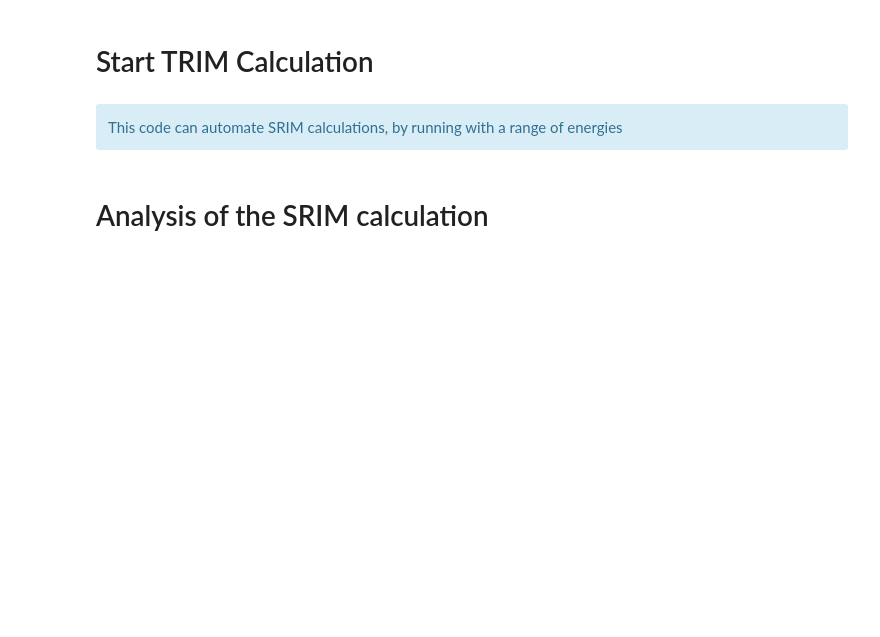
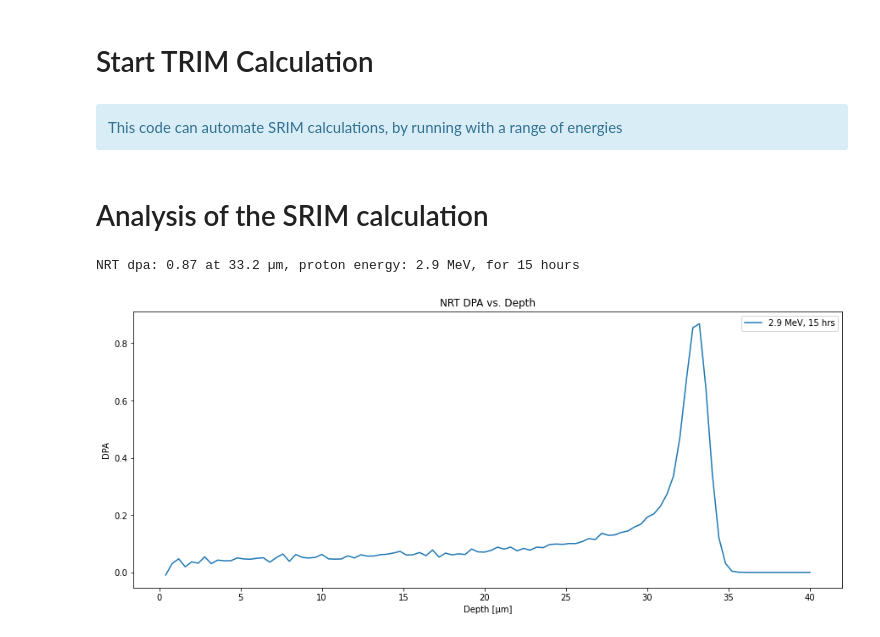
Before and after one commit to liamjh98/SRIM, a Jupyter notebook: DPA Calculation 304SS.ipynb, the cells around one changed output. Drawn from its saved outputs; the diff is of its cells as text; code cells hidden in the pictures; blank space fills up the shorter version.

```diff
--- a/DPA Calculation 304SS.ipynb
+++ b/DPA Calculation 304SS.ipynb
@@ -231,0 +226,26 @@ def NRT2(folder, ax, time):
+# %%
+fig, ax = plt.subplots()
+
+times = list(range(15, 16))
+for t in range(0,len(times)):
+    for i, folder in enumerate(folders):
+        time = times[t] #hours
+        dpa = NRT2(folder, ax, time)
+        ax.plot(dpa[0], dpa[1], label=""+str(energies[i])+", "+str(time)+" hrs")
+        #print("Damage energy: {} eV".format(energy_damage[0]))
+        ax.set_xlabel('Depth [µm]')
+        ax.set_ylabel('DPA')
+        ax.legend()
+
+        index = np.where(dpa[1] == max(dpa[1]))
+        a = dpa[0][index]
+        d = str(a)[1:-1]
+
+        print("NRT dpa: {} at {} µm, proton energy: {}, for {} hours".format( round(max(dpa[1]),2), d, energies[i], time))
+
+    ax.set_title('NRT DPA vs. Depth')
+    fig.set_size_inches((15, 6))
+    fig.savefig(os.path.join(image_directory, 'DPA_vs_depth_NRT2.png'), transparent=True)
+# %% [output]
+NRT dpa: 0.87 at 33.2 µm, proton energy: 2.9 MeV, for 15 hours
+[figure, added]
```
Also changed, not shown: parts of 9 cells of this notebook, 1 other file.
